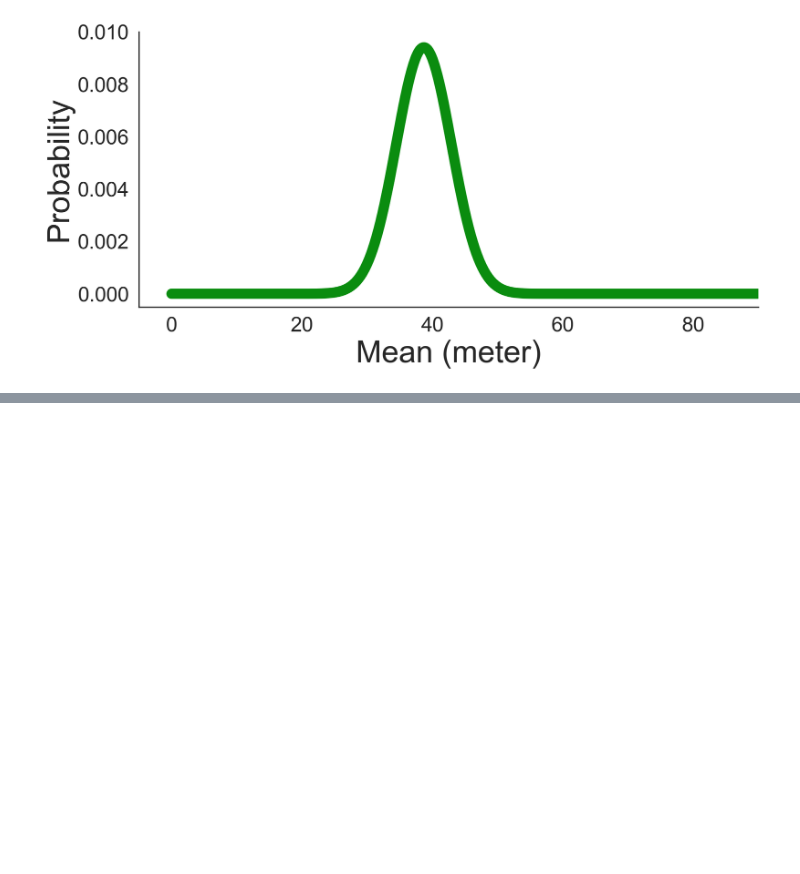
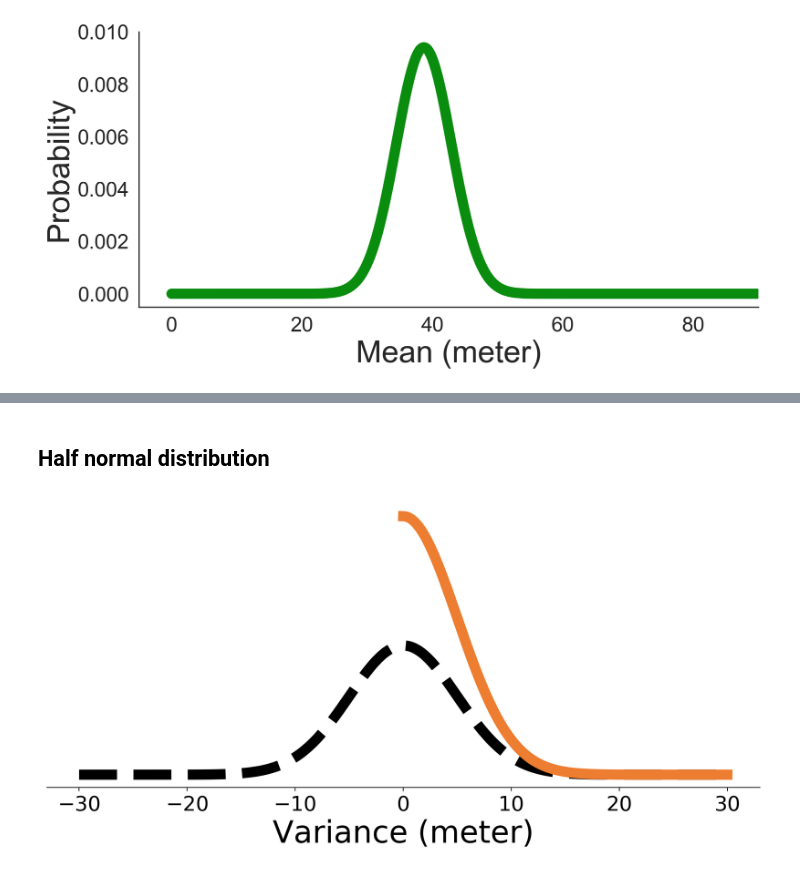
Before and after one commit to mohammadbashiri/bayesian-inference-with-python, a Jupyter notebook: pydata/SlideFigures.ipynb, the cells around one changed output, grey strips where cells are left out. Cells and saved outputs as stored; diff of their text form; code cells hidden in the pictures; blank space fills up the shorter version.

```diff
--- a/pydata/SlideFigures.ipynb
+++ b/pydata/SlideFigures.ipynb
@@ -439,0 +461,20 @@ plt.savefig("Bayes_skewed_posterior.png", transparent=True)
+# %% [markdown]
+## Half normal distribution
+# %%
+fig, ax = plt.subplots(figsize=(10,5), dpi=200)
+sns.despine(left=True)
+
+x = np.arange(-30, 30, .01)
+prob_x = scipy.stats.norm(0, 5).pdf(x)
+plt.plot(x, prob_x, linewidth=10, color='k', linestyle='dashed')
+color = np.array([237, 125, 49]) / 255.
+plt.plot(x[x >= 0], 2*prob_x[x >= 0], linewidth=10, color=tuple(color))
+# plt.fill(x, prob_x, color='r')
+plt.yticks([])
+plt.xticks(fontsize=20)
+plt.xlabel("Variance (meter)", fontsize=30)
+plt.tight_layout();
+
+plt.savefig("notebook_variance_prior.png", transparent=True)
+# %% [output]
+[figure, added]
```
Also changed, not shown: parts of 6 cells of this notebook, 8 other files.
